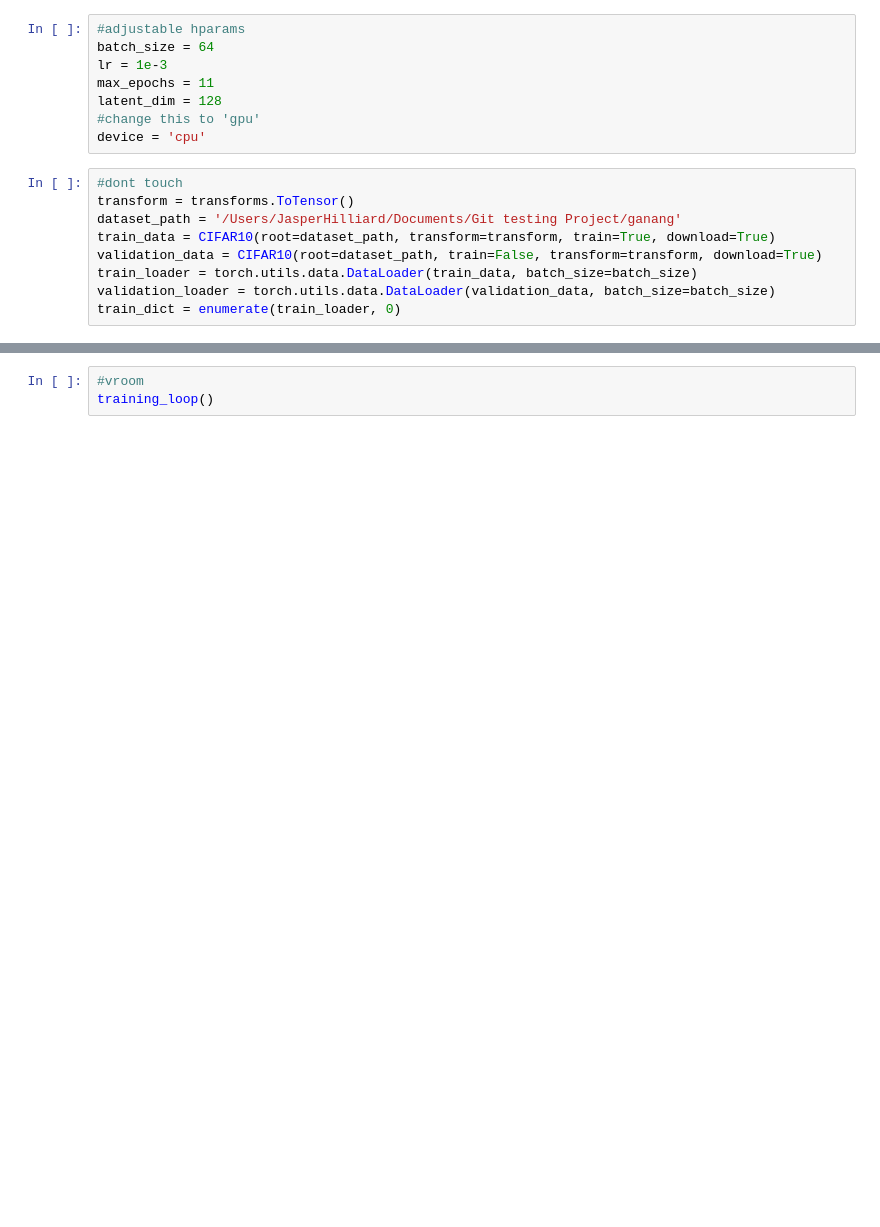
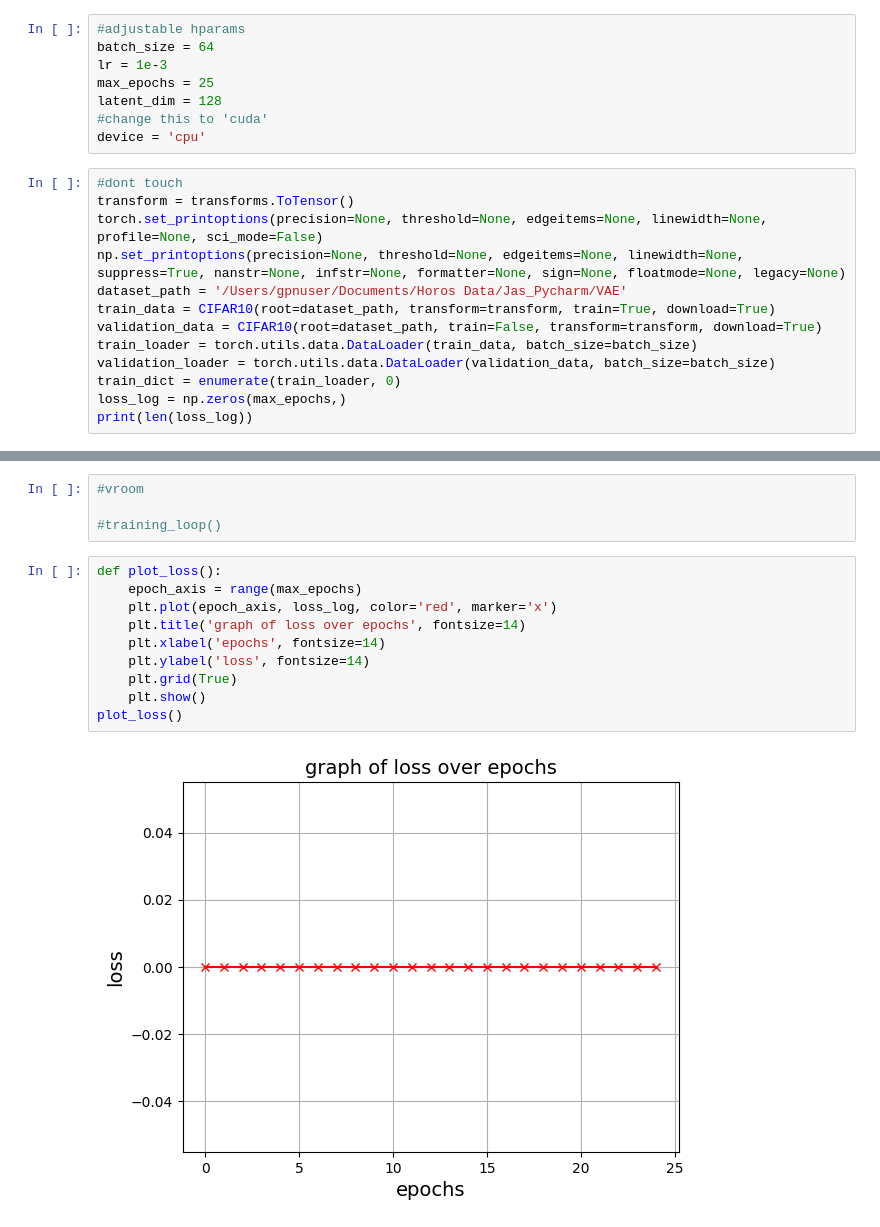
Before and after one commit to Jasperspyke/Cifar_VAE, a Jupyter notebook: Cifar_VAE.ipynb, the cells around one changed output, grey strips where cells are left out. Cells and saved outputs as stored; diff of their text form; blank space fills up the shorter version.

```diff
--- a/Cifar_VAE.ipynb
+++ b/Cifar_VAE.ipynb
@@ -9,16 +10,20 @@ import sys
 #adjustable hparams
 batch_size = 64
 lr = 1e-3
-max_epochs = 11
+max_epochs = 25
 latent_dim = 128
-#change this to 'gpu'
+#change this to 'cuda'
 device = 'cpu'
 # %%
 #dont touch
 transform = transforms.ToTensor()
-dataset_path = '/Users/JasperHilliard/Documents/Git testing Project/ganang'
+torch.set_printoptions(precision=None, threshold=None, edgeitems=None, linewidth=None, profile=None, sci_mode=False)
+np.set_printoptions(precision=None, threshold=None, edgeitems=None, linewidth=None, suppress=True, nanstr=None, infstr=None, formatter=None, sign=None, floatmode=None, legacy=None)
+dataset_path = '/Users/gpnuser/Documents/Horos Data/Jas_Pycharm/VAE'
 train_data = CIFAR10(root=dataset_path, transform=transform, train=True, download=True)
 validation_data = CIFAR10(root=dataset_path, train=False, transform=transform, download=True)
 train_loader = torch.utils.data.DataLoader(train_data, batch_size=batch_size)
 validation_loader = torch.utils.data.DataLoader(validation_data, batch_size=batch_size)
 train_dict = enumerate(train_loader, 0)
+loss_log = np.zeros(max_epochs,)
+print(len(loss_log))
@@ -97,3 +121,16 @@ def training_loop():
 # %%
 #vroom
-training_loop()
+
+#training_loop()
+# %%
+def plot_loss():
+    epoch_axis = range(max_epochs)
+    plt.plot(epoch_axis, loss_log, color='red', marker='x')
+    plt.title('graph of loss over epochs', fontsize=14)
+    plt.xlabel('epochs', fontsize=14)
+    plt.ylabel('loss', fontsize=14)
+    plt.grid(True)
+    plt.show()
+plot_loss()
+# %% [output]
+[figure, added]
```
Also changed, not shown: parts of 6 cells of this notebook, 1 other file.
